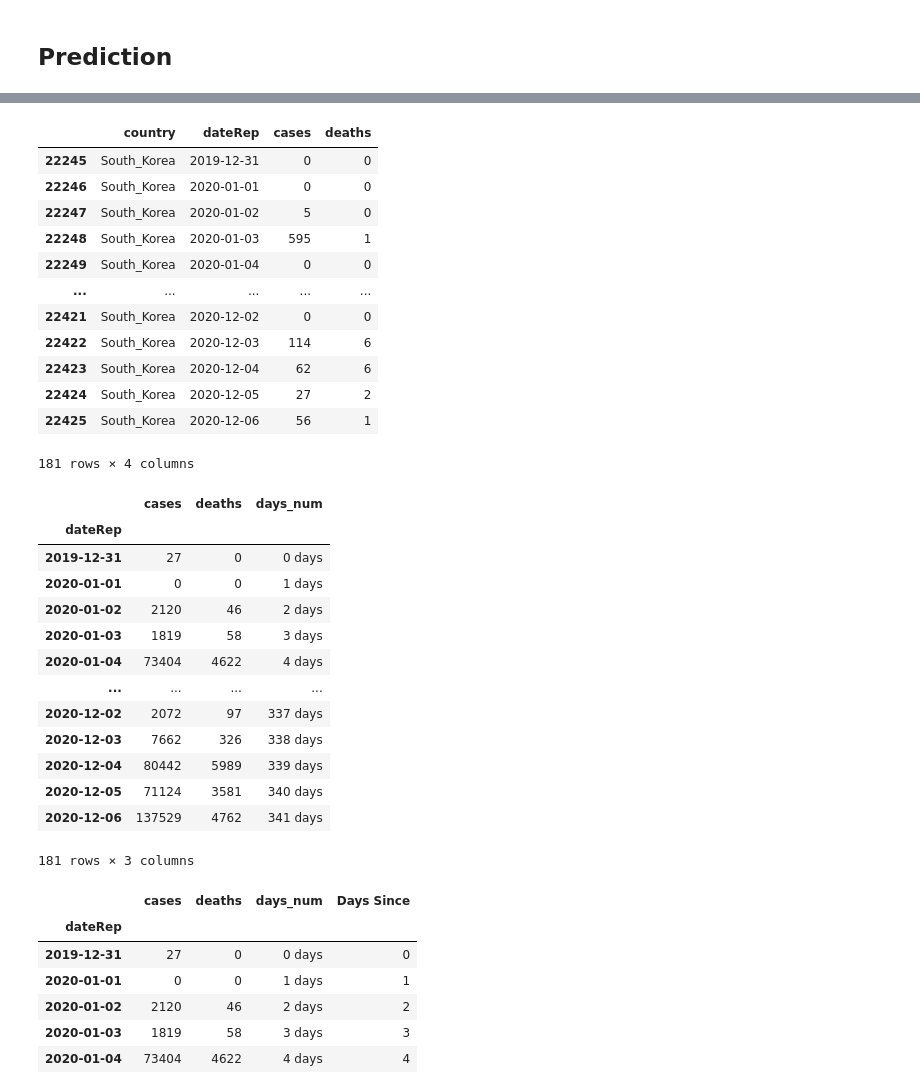
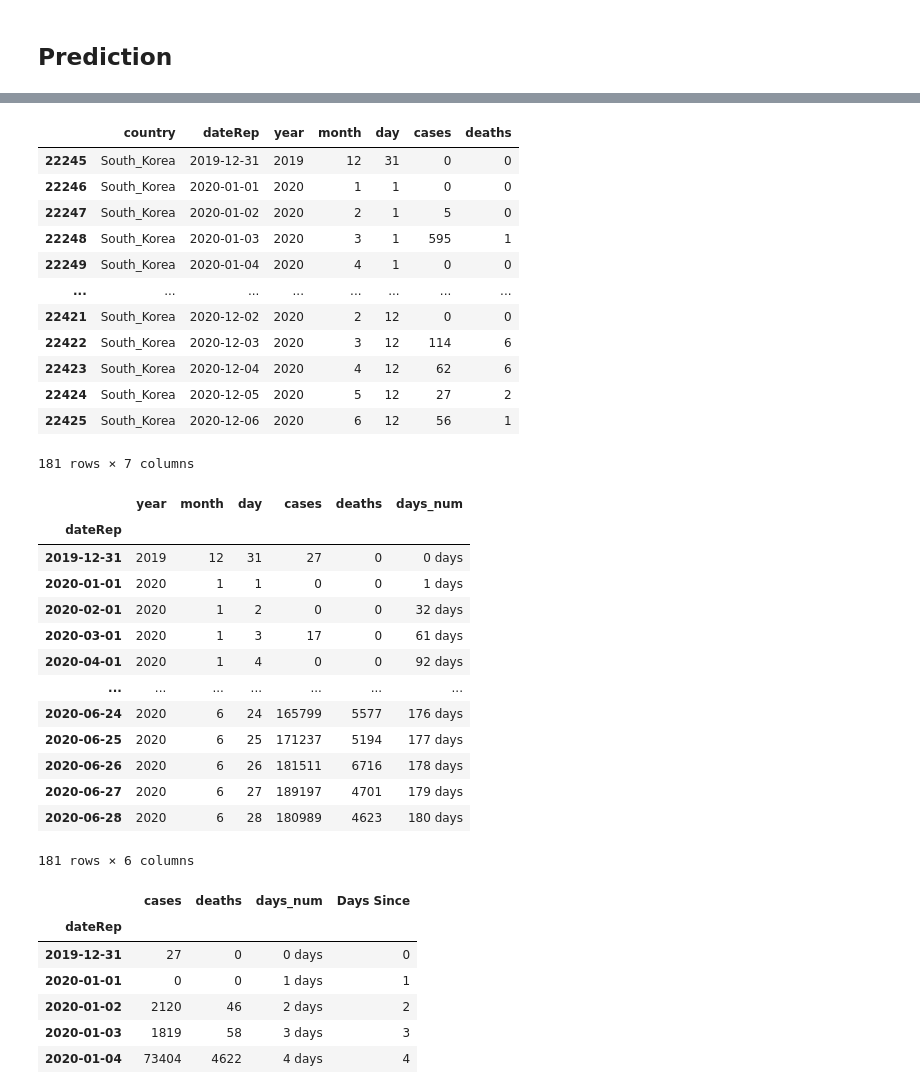
Before and after one commit to shuvopodder/COVID19, a Jupyter notebook: COVID19_data_science.ipynb, the cells around one changed output, grey strips where cells are left out. Drawn from its saved outputs; the diff is of its cells as text; code cells hidden in the pictures.

```diff
--- a/COVID19_data_science.ipynb
+++ b/COVID19_data_science.ipynb
@@ -412,42 +423,45 @@ data["dateRep"]=pd.to_datetime(data["dateRep"])
 # %%
-grouped_country = data.groupby(["country","dateRep"]).agg({"cases":'sum' ,"deaths":'sum'})
+grouped_country = data.groupby(["country","dateRep","year","month","day"]).agg({"cases":'sum' ,"deaths":'sum'})
 grouped_country= grouped_country.reset_index()
 grouped_country = grouped_country[grouped_country['country']==name]
 grouped_country
 # %% [output]
-|  | country | dateRep | cases | deaths |
-| 22245 | South_Korea | 2019-12-31 | 0 | 0 |
-| 22246 | South_Korea | 2020-01-01 | 0 | 0 |
-| 22247 | South_Korea | 2020-01-02 | 5 | 0 |
-| 22248 | South_Korea | 2020-01-03 | 595 | 1 |
-| 22249 | South_Korea | 2020-01-04 | 0 | 0 |
-| ... | ... | ... | ... | ... |
-| 22421 | South_Korea | 2020-12-02 | 0 | 0 |
-| 22422 | South_Korea | 2020-12-03 | 114 | 6 |
-| 22423 | South_Korea | 2020-12-04 | 62 | 6 |
-| 22424 | South_Korea | 2020-12-05 | 27 | 2 |
-| 22425 | South_Korea | 2020-12-06 | 56 | 1 |
+|  | country | dateRep | year | month | day | cases | deaths |
+| 22245 | South_Korea | 2019-12-31 | 2019 | 12 | 31 | 0 | 0 |
+| 22246 | South_Korea | 2020-01-01 | 2020 | 1 | 1 | 0 | 0 |
+| 22247 | South_Korea | 2020-01-02 | 2020 | 2 | 1 | 5 | 0 |
+| 22248 | South_Korea | 2020-01-03 | 2020 | 3 | 1 | 595 | 1 |
+| 22249 | South_Korea | 2020-01-04 | 2020 | 4 | 1 | 0 | 0 |
+| ... | ... | ... | ... | ... | ... | ... | ... |
+| 22421 | South_Korea | 2020-12-02 | 2020 | 2 | 12 | 0 | 0 |
+| 22422 | South_Korea | 2020-12-03 | 2020 | 3 | 12 | 114 | 6 |
+| 22423 | South_Korea | 2020-12-04 | 2020 | 4 | 12 | 62 | 6 |
+| 22424 | South_Korea | 2020-12-05 | 2020 | 5 | 12 | 27 | 2 |
+| 22425 | South_Korea | 2020-12-06 | 2020 | 6 | 12 | 56 | 1 |
-181 rows × 4 columns
+181 rows × 7 columns
 # %%
 #Grouping datewise
-datewise=data.groupby(["dateRep"]).agg({"cases":'sum',"deaths":'sum' })
+datewise=data.groupby(["dateRep","year","month","day"]).agg({"cases":'sum',"deaths":'sum' })
+datewise=datewise.reset_index();
+datewise = datewise.sort_values(by=['year','month','day'])
+datewise=datewise.set_index("dateRep")
 datewise["days_num"]=datewise.index-datewise.index.min()
 datewise
 # %% [output]
-|  | cases | deaths | days_num |
-| dateRep |  |  |  |
-| 2019-12-31 | 27 | 0 | 0 days |
-| 2020-01-01 | 0 | 0 | 1 days |
-| 2020-01-02 | 2120 | 46 | 2 days |
-| 2020-01-03 | 1819 | 58 | 3 days |
-| 2020-01-04 | 73404 | 4622 | 4 days |
-| ... | ... | ... | ... |
-| 2020-12-02 | 2072 | 97 | 337 days |
-| 2020-12-03 | 7662 | 326 | 338 days |
-| 2020-12-04 | 80442 | 5989 | 339 days |
-| 2020-12-05 | 71124 | 3581 | 340 days |
-| 2020-12-06 | 137529 | 4762 | 341 days |
+|  | year | month | day | cases | deaths | days_num |
+| dateRep |  |  |  |  |  |  |
+| 2019-12-31 | 2019 | 12 | 31 | 27 | 0 | 0 days |
+| 2020-01-01 | 2020 | 1 | 1 | 0 | 0 | 1 days |
+| 2020-02-01 | 2020 | 1 | 2 | 0 | 0 | 32 days |
+| 2020-03-01 | 2020 | 1 | 3 | 17 | 0 | 61 days |
+| 2020-04-01 | 2020 | 1 | 4 | 0 | 0 | 92 days |
+| ... | ... | ... | ... | ... | ... | ... |
+| 2020-06-24 | 2020 | 6 | 24 | 165799 | 5577 | 176 days |
+| 2020-06-25 | 2020 | 6 | 25 | 171237 | 5194 | 177 days |
+| 2020-06-26 | 2020 | 6 | 26 | 181511 | 6716 | 178 days |
+| 2020-06-27 | 2020 | 6 | 27 | 189197 | 4701 | 179 days |
+| 2020-06-28 | 2020 | 6 | 28 | 180989 | 4623 | 180 days |
-181 rows × 3 columns
+181 rows × 6 columns
 # %%
 datewise["Days Since"]=datewise.index-datewise.index[0]
 datewise["Days Since"]=datewise["Days Since"].dt.days
```
Also changed, not shown: parts of 15 cells of this notebook.
